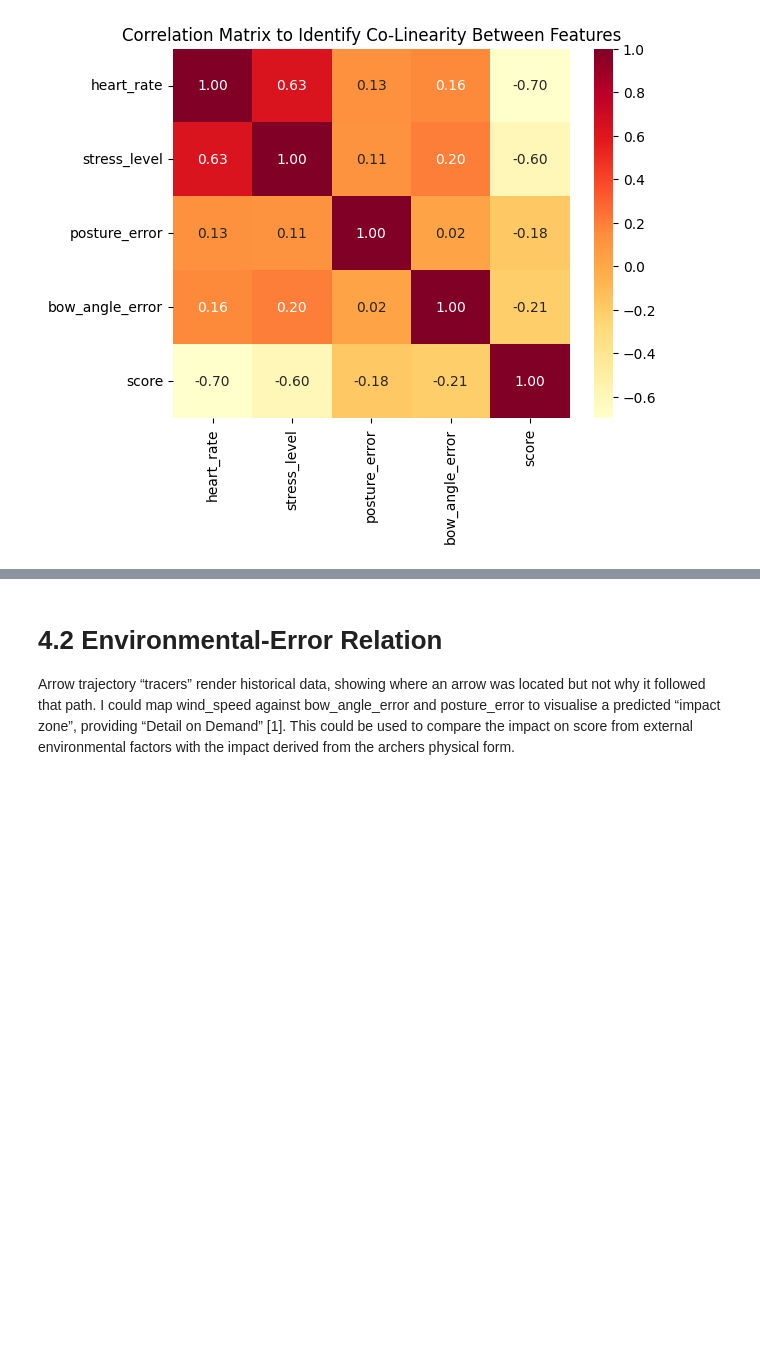
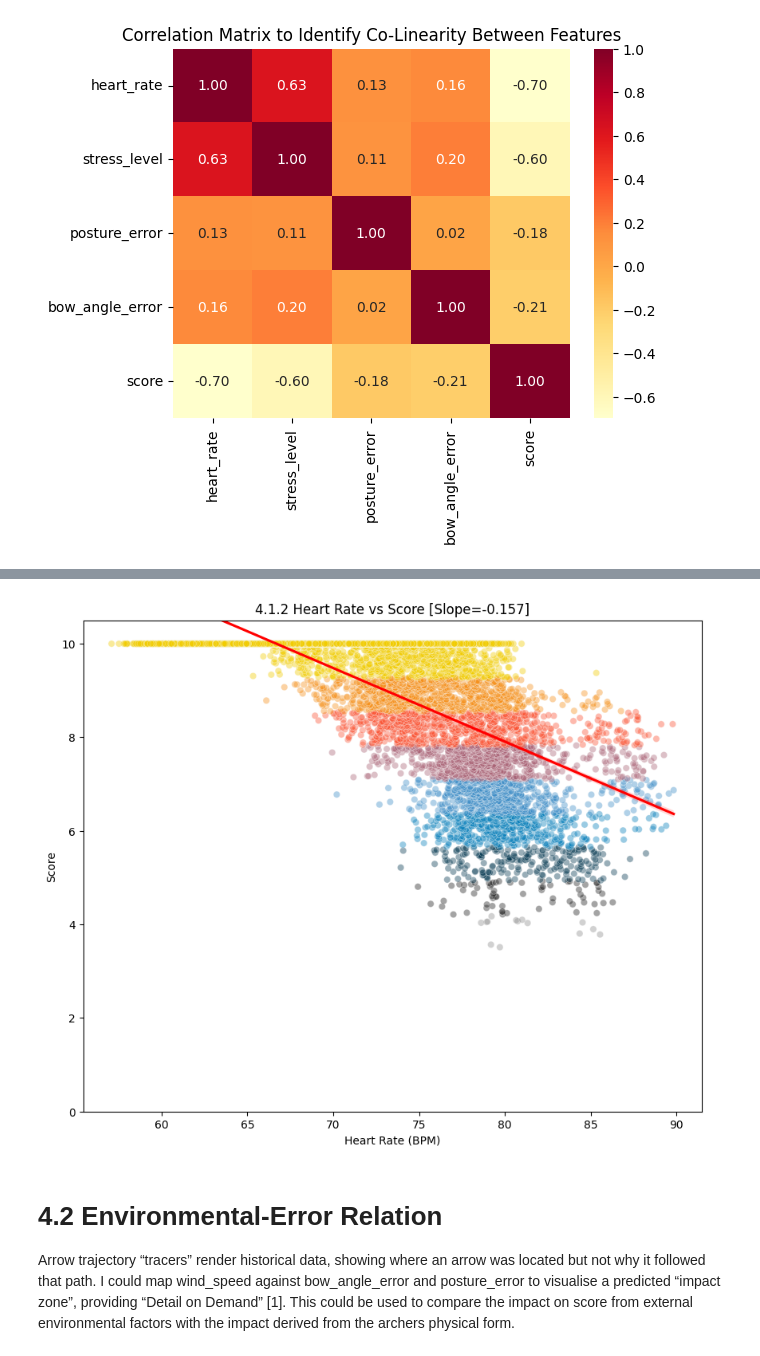
Before and after one commit to corey-richardson/comp3007-cw2, a Jupyter notebook: notebook.ipynb, the cells around one changed output, grey strips where cells are left out. Drawn from its saved outputs; the diff is of its cells as text; code cells hidden in the pictures; blank space fills up the shorter version.

```diff
--- a/notebook.ipynb
+++ b/notebook.ipynb
@@ -100,3 +106,30 @@ plt.show()
+# %%
+fig, ax = plt.subplots(figsize=(10, 8))
+
+sns.scatterplot(
+    data=df_sorted_by_score,
+    x="heart_rate", y="score",
+    hue="score", palette=archery_cmap, alpha=0.4,
+    ax=ax
+)
+sns.regplot(
+    data=df_sorted_by_score,
+    x="heart_rate", y="score",
+    scatter=False, color="red",
+    ax=ax
+)
+
+slope, intercept = np.polyfit(df["heart_rate"], df["score"], 1)
+
+ax.set_title(f"4.1.2 Heart Rate vs Score [Slope={slope:.3f}]")
+ax.set_xlabel("Heart Rate (BPM)")
+ax.set_ylabel("Score")
+ax.set_ylim(0, 10.5)
+ax.get_legend().remove()
+
+plt.savefig("graphs/4-1-2-BiometricScoreRelation.png", dpi=300)
+# %% [output]
+[figure, added]
 # %% [markdown]
 # 4.2 Environmental-Error Relation
 
```
Also changed, not shown: parts of 6 cells of this notebook, 7 other files.
